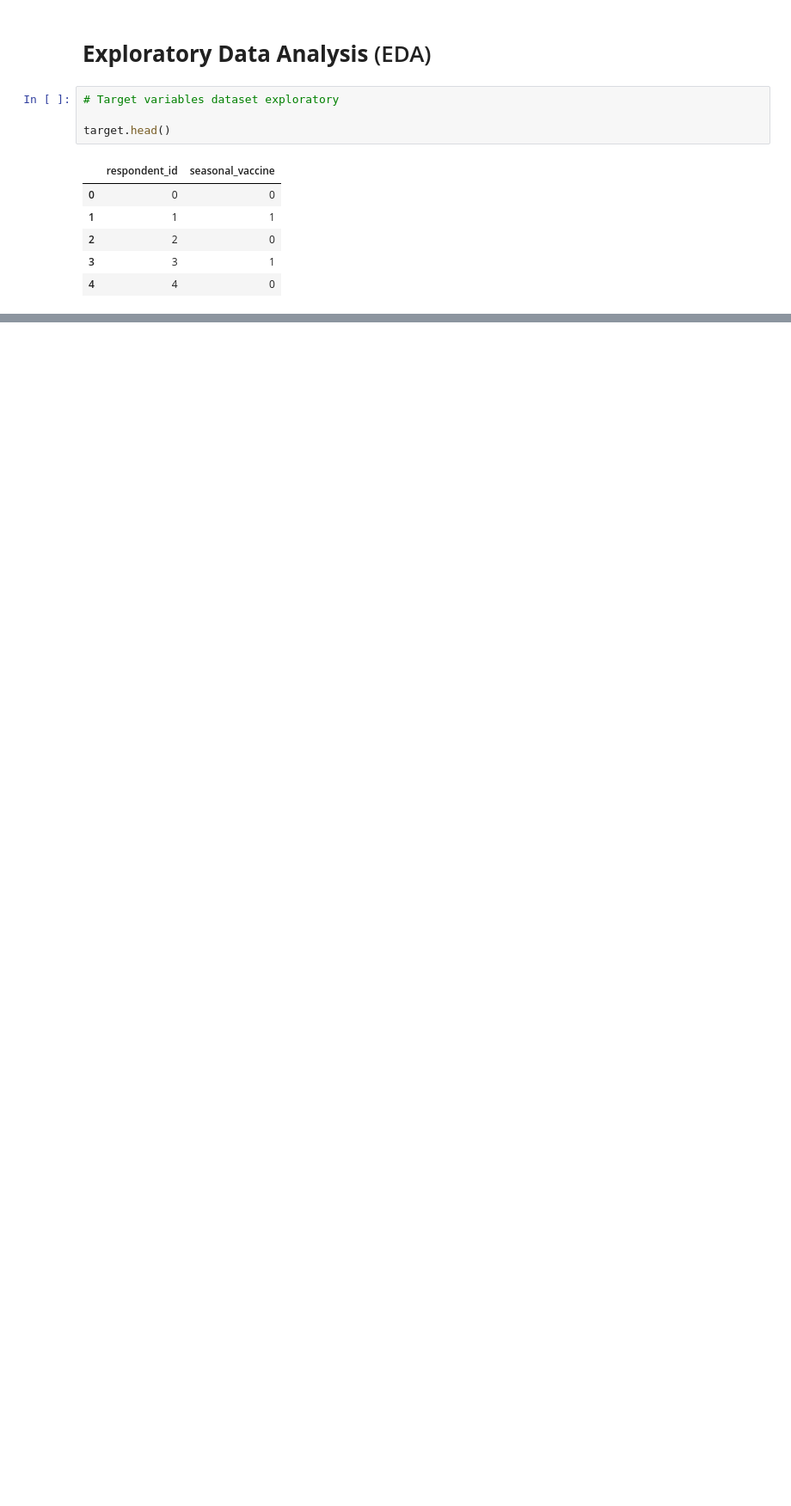
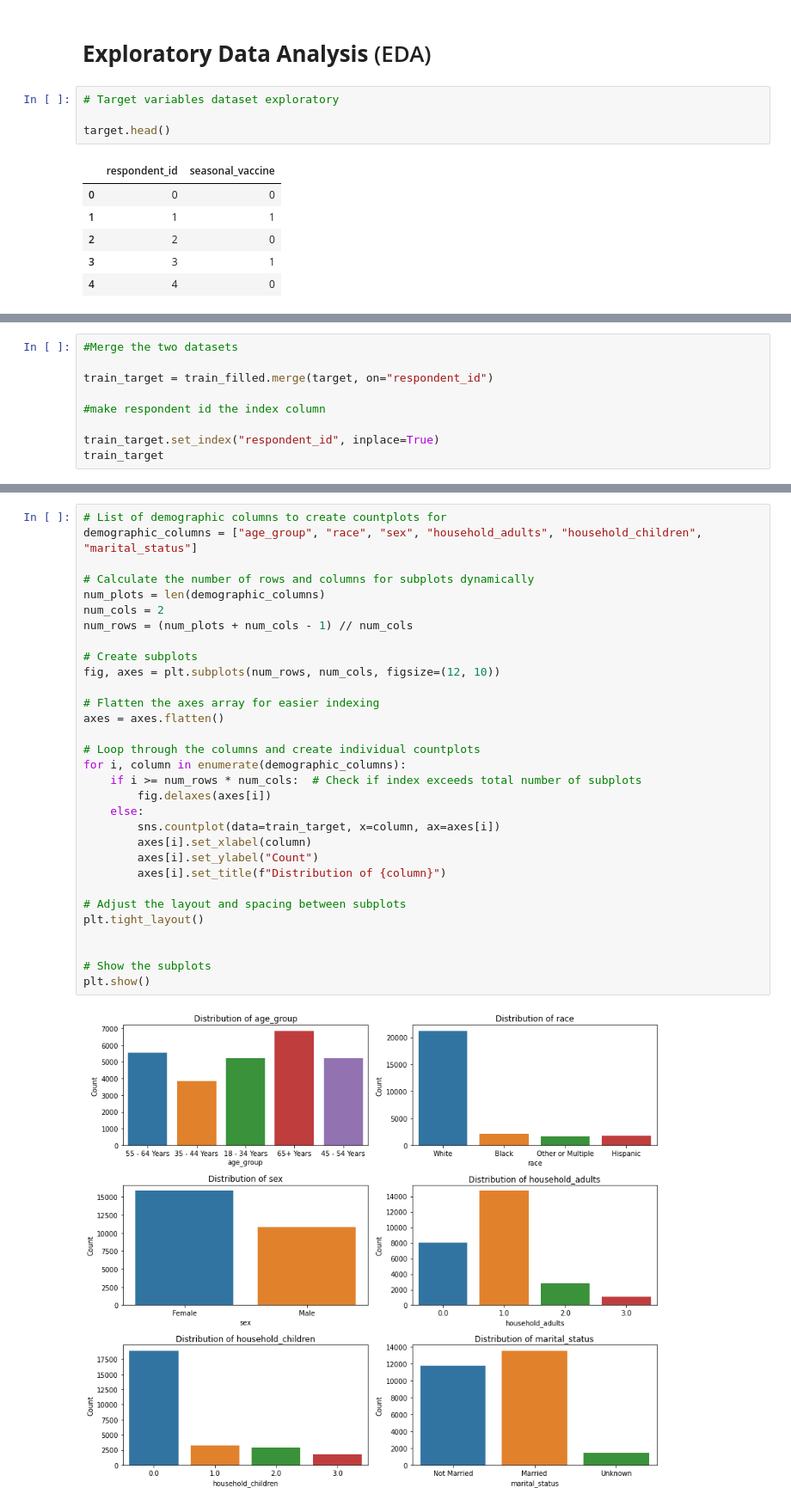
Before and after one commit to Collz472/Phase_3_Project_Colleta, a Jupyter notebook: Phase3_project.ipynb, the cells around one changed output, grey strips where cells are left out. Shown at 86% size. Cells and saved outputs as stored; diff of their text form; blank space fills up the shorter version.

```diff
--- a/Phase3_project.ipynb
+++ b/Phase3_project.ipynb
@@ -512,0 +555,9 @@ FileNotFoundError: [Errno 2] No such file or directory: 'images/seasonal_vaccine
+# %%
+#Merge the two datasets
+
+train_target = train_filled.merge(target, on="respondent_id")
+
+#make respondent id the index column
+
+train_target.set_index("respondent_id", inplace=True)
+train_target
@@ -512,0 +583,33 @@ FileNotFoundError: [Errno 2] No such file or directory: 'images/seasonal_vaccine
+# %%
+# List of demographic columns to create countplots for
+demographic_columns = ["age_group", "race", "sex", "household_adults", "household_children", "marital_status"]
+
+# Calculate the number of rows and columns for subplots dynamically
+num_plots = len(demographic_columns)
+num_cols = 2
+num_rows = (num_plots + num_cols - 1) // num_cols
+
+# Create subplots
+fig, axes = plt.subplots(num_rows, num_cols, figsize=(12, 10))
+
+# Flatten the axes array for easier indexing
+axes = axes.flatten()
+
+# Loop through the columns and create individual countplots
+for i, column in enumerate(demographic_columns):
+    if i >= num_rows * num_cols:  # Check if index exceeds total number of subplots
+        fig.delaxes(axes[i])
+    else:
+        sns.countplot(data=train_target, x=column, ax=axes[i])
+        axes[i].set_xlabel(column)
+        axes[i].set_ylabel("Count")
+        axes[i].set_title(f"Distribution of {column}")
+
+# Adjust the layout and spacing between subplots
+plt.tight_layout()
+
+
+# Show the subplots
+plt.show()
+# %% [output]
+[figure, added]
```
Also changed, not shown: parts of 38 cells of this notebook.
